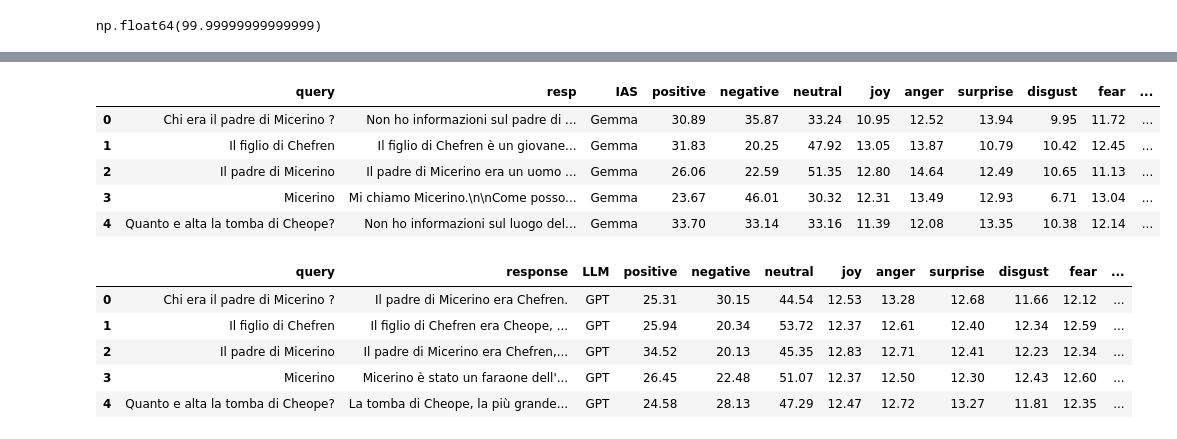
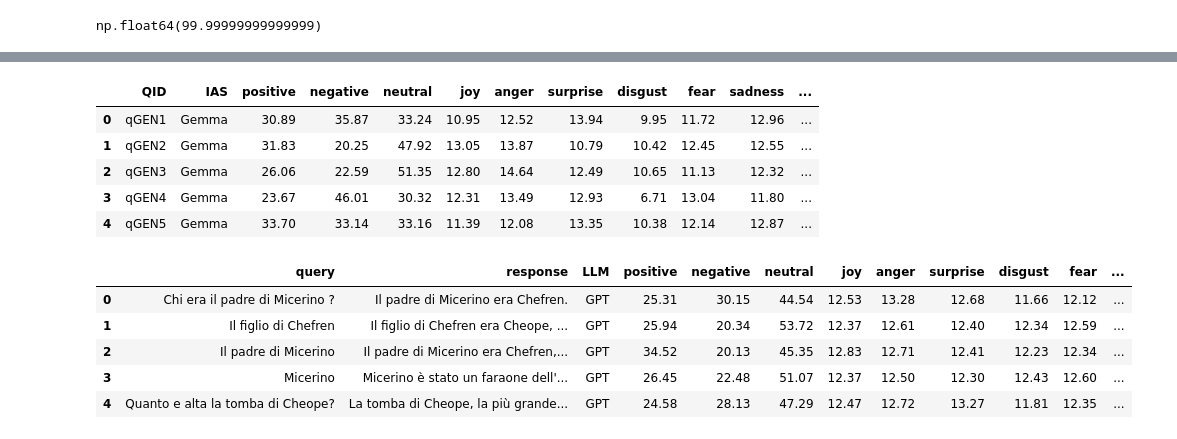
Before and after one commit to HrishitaC/InsideOut2, a Jupyter notebook: Code/emotion_profile.ipynb, the cells around one changed output, grey strips where cells are left out. Saved outputs shown, nothing was run; the diff lists cells and outputs as text; code cells hidden in the pictures.

```diff
--- a/Code/emotion_profile.ipynb
+++ b/Code/emotion_profile.ipynb
@@ -187,6 +187,11 @@ import spacy
 import pandas as pd
 import numpy as np
 from tqdm.notebook import tqdm
+import nltk
+from nltk.corpus import stopwords
+
+nltk.download('stopwords')
+stopwords_list = stopwords.words('italian')
 
 emotion_lexicon = pd.read_csv("../Data/IT_emotion_lexicon_normalised_new.csv")
 sentiment_lexicon = pd.read_csv("../Data/IT_sentiment_lexicon.csv")
@@ -297,16 +306,17 @@ np.float64(99.99999999999999)
 import pandas as pd
 from tqdm.notebook import tqdm
 
-queries = pd.read_csv("../Data/Queries_IT_SIGIR.csv")
+queries = pd.read_csv("../Data/SIGIR_queries_IT.csv")
 query_emotional_profile = []
 
 for _, row in tqdm(queries.iterrows(), total = len(queries)):
+    qid = row["QID"]
     query = row["Query"]
-    prompt_type = row["Prompt Type"]
+    # prompt_type = row["Prompt Type"]
     emo_profile = calc_emotion_profile(query)
-    query_emotional_profile.append([query, prompt_type]+emo_profile)
+    query_emotional_profile.append([qid]+emo_profile)
 
-query_EP_df = pd.DataFrame(query_emotional_profile, columns=["query", "prompt type", "positive", "negative", "neutral", "joy", "anger", "surprise", "disgust", "fear", "sadness", "trust", "anticipation"])
-query_EP_df.to_csv("../Results/query_SIGIR_EP_lexicon.csv", index=False)
+query_EP_df = pd.DataFrame(query_emotional_profile, columns=["QID", "positive", "negative", "neutral", "joy", "anger", "surprise", "disgust", "fear", "sadness", "trust", "anticipation"])
+query_EP_df.to_csv("../Results/SIGIR_lexicon_queryWise_queryEP.csv", index=False)
 query_EP_df.head()
 # %% [output]
@@ -319,15 +329,16 @@ query_EP_df.head()
 # %%
-bing = pd.read_csv("../Data/Bing_resp.csv")
+bing = pd.read_csv("../Data/SIGIR_bing_resp.csv")
 bing_emotion_profile = []
 
 for _, row in tqdm(bing.iterrows(), total=len(bing)):
+    qid = row["QID"]
     query = row["Query"]
     resp = row["Resp"]
     rank = row["Rank"]
     emo_profile = calc_emotion_profile(resp)
-    bing_emotion_profile.append([query, resp, rank, "Bing"]+emo_profile)
+    bing_emotion_profile.append([qid, rank, "Bing"]+emo_profile)
 
-bing_EP_df = pd.DataFrame(bing_emotion_profile, columns=["query", "resp", "rank", "IAS", "positive", "negative", "neutral", "joy", "anger", "surprise", "disgust", "fear", "sadness", "trust", "anticipation"])
-bing_EP_df.to_csv("../Results/bing_SIGIR_EP_lexicon.csv", index=False)
+bing_EP_df = pd.DataFrame(bing_emotion_profile, columns=["QID", "rank", "IAS", "positive", "negative", "neutral", "joy", "anger", "surprise", "disgust", "fear", "sadness", "trust", "anticipation"])
+bing_EP_df.to_csv("../Results/SIGIR_lexicon_queryWise_bingEP.csv", index=False)
 bing_EP_df.head()
 # %% [output]
@@ -340,21 +351,22 @@ bing_EP_df.head()
 # %%
-gemma = pd.read_csv("../Data/Gemma_resp.csv")
+gemma = pd.read_csv("../Data/SIGIR_gemma_resp.csv")
 gemma_emotion_profile = []
 
 for _, row in tqdm(gemma.iterrows(), total=len(gemma)):
+    qid = row["QID"]
     query = row["Query"]
     resp = row["Resp"]
     emo_profile = calc_emotion_profile(resp)
-    gemma_emotion_profile.append([query, resp, "Gemma"]+emo_profile)
+    gemma_emotion_profile.append([qid, "Gemma"]+emo_profile)
 
-gemma_EP_df = pd.DataFrame(gemma_emotion_profile, columns=["query", "resp", "IAS", "positive", "negative", "neutral", "joy", "anger", "surprise", "disgust", "fear", "sadness", "trust", "anticipation"])
-gemma_EP_df.to_csv("../Results/gemma_SIGIR_EP_lexicon.csv", index=False)
+gemma_EP_df = pd.DataFrame(gemma_emotion_profile, columns=["QID", "IAS", "positive", "negative", "neutral", "joy", "anger", "surprise", "disgust", "fear", "sadness", "trust", "anticipation"])
+gemma_EP_df.to_csv("../Results/SIGIR_lexicon_queryWise_gemmaEP.csv", index=False)
 gemma_EP_df.head()
 # %% [output]
-|  | query | resp | IAS | positive | negative | neutral | joy | anger | surprise | disgust | fear | ... |
-| 0 | Chi era il padre di Micerino ? | Non ho informazioni sul padre di ... | Gemma | 30.89 | 35.87 | 33.24 | 10.95 | 12.52 | 13.94 | 9.95 | 11.72 | ... |
-| 1 | Il figlio di Chefren | Il figlio di Chefren è un giovane... | Gemma | 31.83 | 20.25 | 47.92 | 13.05 | 13.87 | 10.79 | 10.42 | 12.45 | ... |
-| 2 | Il padre di Micerino | Il padre di Micerino era un uomo ... | Gemma | 26.06 | 22.59 | 51.35 | 12.80 | 14.64 | 12.49 | 10.65 | 11.13 | ... |
-| 3 | Micerino | Mi chiamo Micerino.\n\nCome posso... | Gemma | 23.67 | 46.01 | 30.32 | 12.31 | 13.49 | 12.93 | 6.71 | 13.04 | ... |
-| 4 | Quanto e alta la tomba di Cheope? | Non ho informazioni sul luogo del... | Gemma | 33.70 | 33.14 | 33.16 | 11.39 | 12.08 | 13.35 | 10.38 | 12.14 | ... |
+|  | QID | IAS | positive | negative | neutral | joy | anger | surprise | disgust | fear | sadness | ... |
+| 0 | qGEN1 | Gemma | 30.89 | 35.87 | 33.24 | 10.95 | 12.52 | 13.94 | 9.95 | 11.72 | 12.96 | ... |
+| 1 | qGEN2 | Gemma | 31.83 | 20.25 | 47.92 | 13.05 | 13.87 | 10.79 | 10.42 | 12.45 | 12.55 | ... |
+| 2 | qGEN3 | Gemma | 26.06 | 22.59 | 51.35 | 12.80 | 14.64 | 12.49 | 10.65 | 11.13 | 12.32 | ... |
+| 3 | qGEN4 | Gemma | 23.67 | 46.01 | 30.32 | 12.31 | 13.49 | 12.93 | 6.71 | 13.04 | 11.80 | ... |
+| 4 | qGEN5 | Gemma | 33.70 | 33.14 | 33.16 | 11.39 | 12.08 | 13.35 | 10.38 | 12.14 | 12.87 | ... |
 # %%
```
Also changed, not shown: parts of 11 cells of this notebook, 19 other files.
